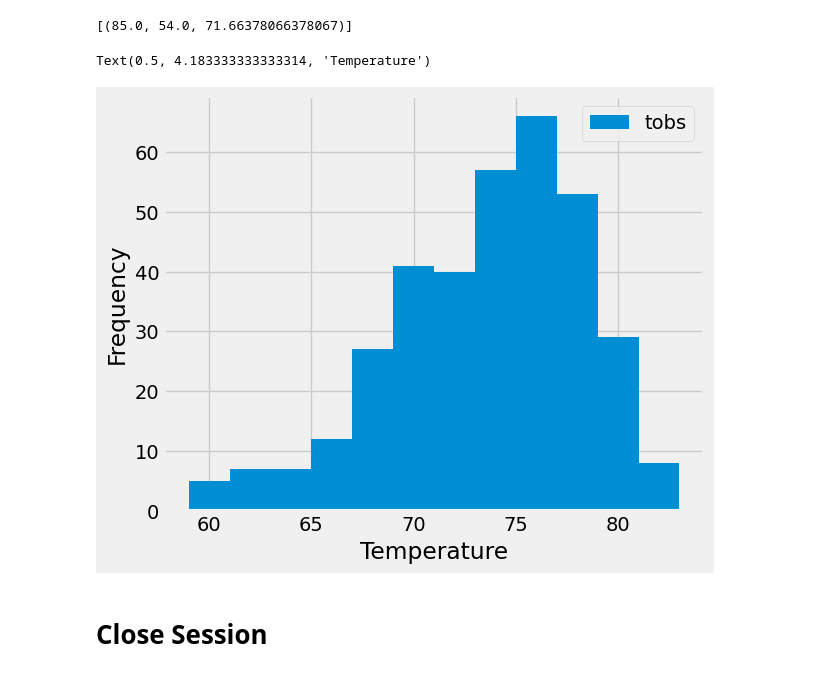
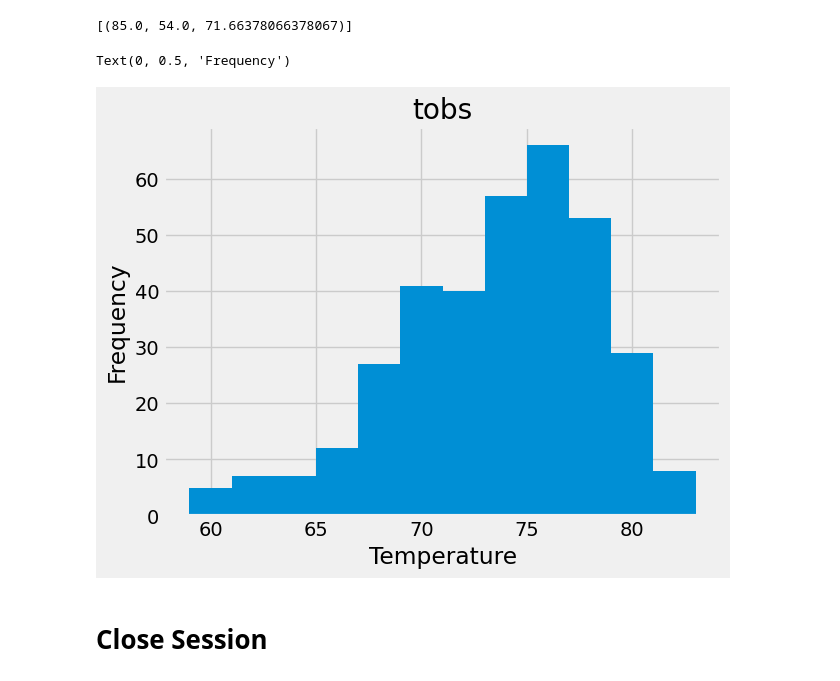
Before and after one commit to jules-krohn/sqlalchemy-challenge, a Jupyter notebook: SurfsUp/climate_starter.ipynb, the cells around one changed output. Drawn from its saved outputs; the diff is of its cells as text; code cells hidden in the pictures.

Commit message:
plots

```diff
--- a/SurfsUp/climate_starter.ipynb
+++ b/SurfsUp/climate_starter.ipynb
@@ -167,10 +183,17 @@ active
 # %%
 # Using the most active station id
 # Query the last 12 months of temperature observation data for this station and plot the results as a histogram
 active_year = session.query(measurement.tobs).filter(measurement.station == 'USC00519281').filter(measurement.date >= one_year).all()
+
+df = pd.DataFrame(active_year)
+#df.head()
+
+plot = df.hist(bins=12)
+plt.xlabel('Temperature')
+plt.ylabel('Frequency')
 # %% [output]
-Text(0.5, 4.183333333333314, 'Temperature')
+Text(0, 0.5, 'Frequency')
-[figure, old version]
+[figure, new version]
 # %% [markdown]
 # Close Session
 # %%
```
Also changed, not shown: parts of 5 cells of this notebook.
